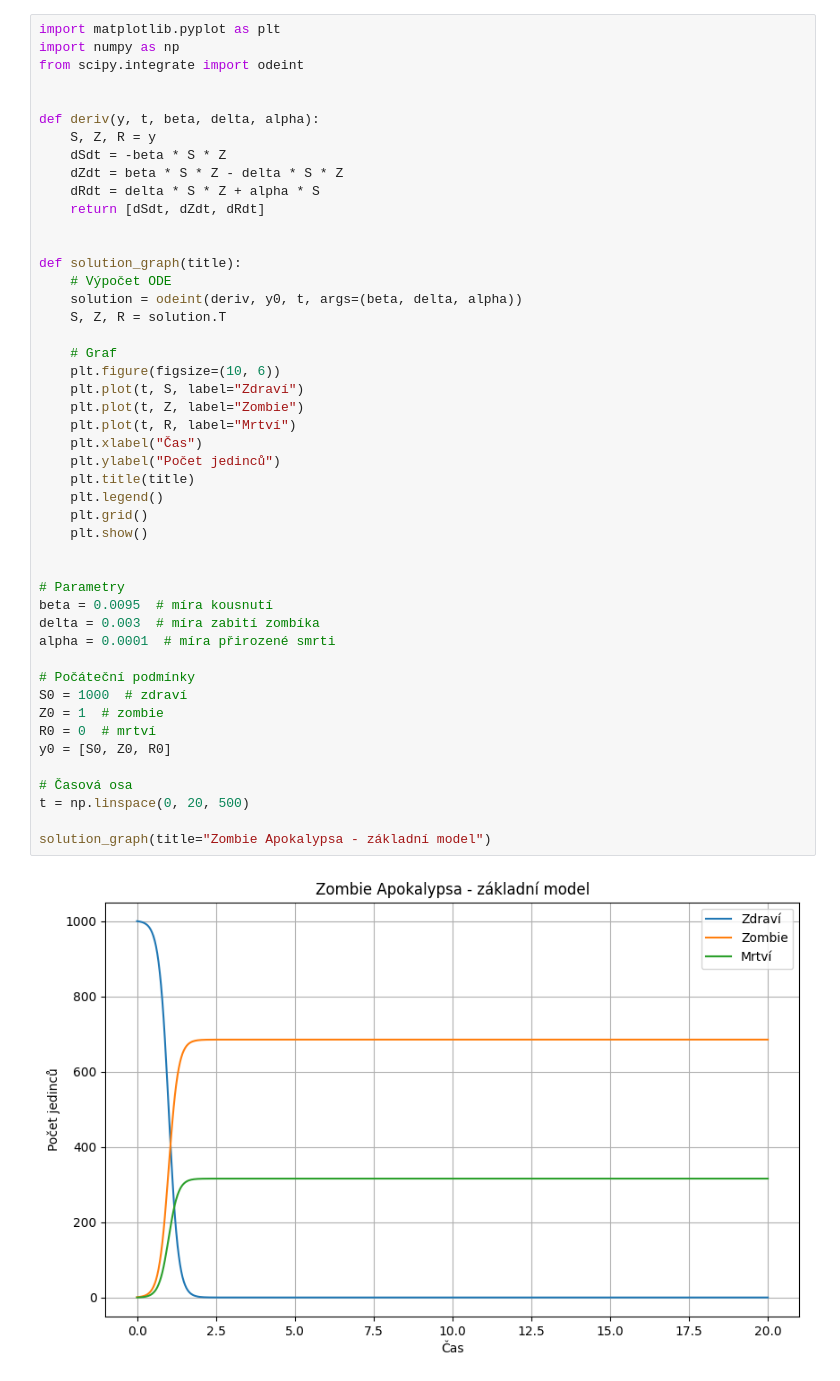
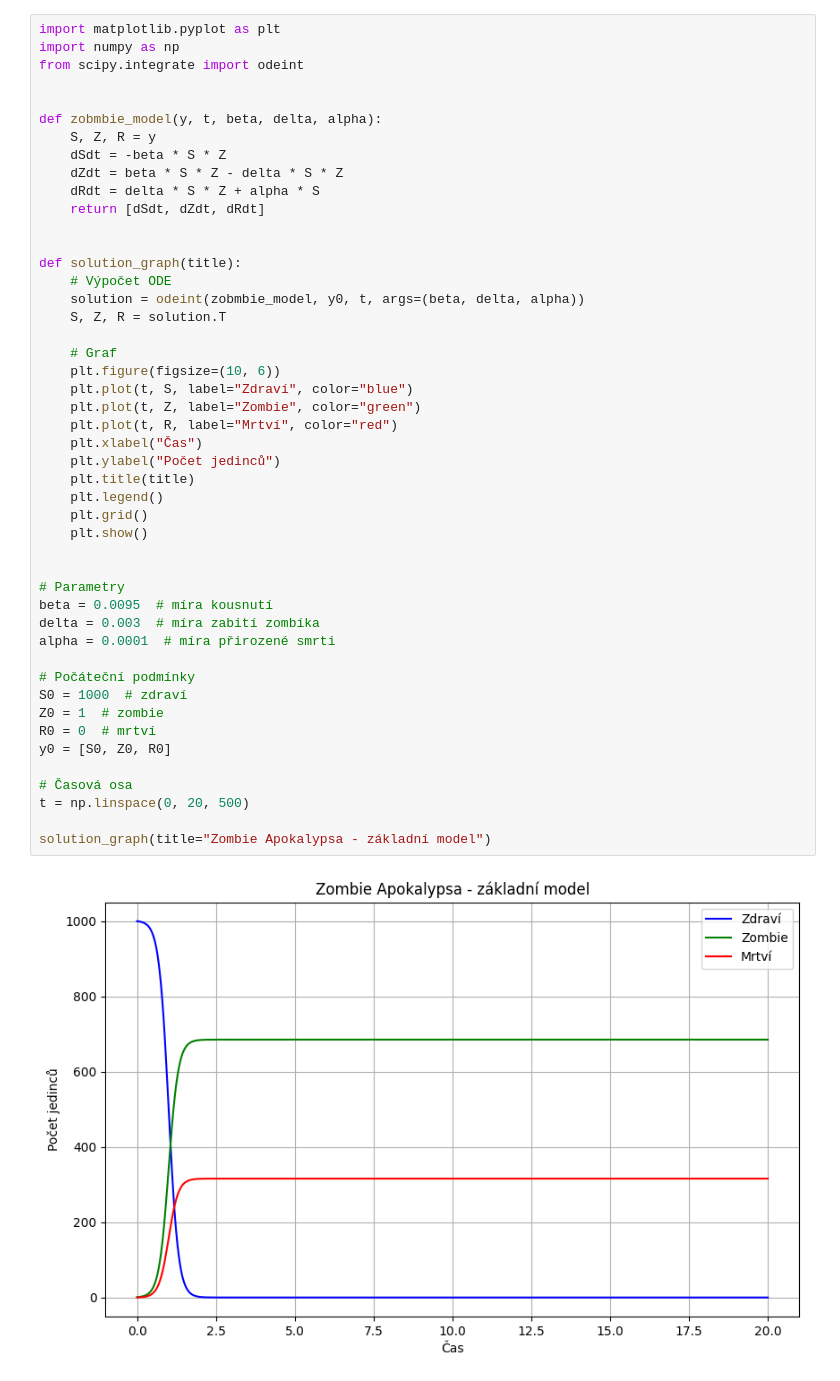
Before and after one commit to Alfonz101/MSW-Zapocet, a Jupyter notebook: zombie_apokalypsa.ipynb, the cells around one changed output. Cells and saved outputs as stored; diff of their text form.

```diff
--- a/zombie_apokalypsa.ipynb
+++ b/zombie_apokalypsa.ipynb
@@ -4,7 +6,7 @@ import numpy as np
 from scipy.integrate import odeint
 
 
-def deriv(y, t, beta, delta, alpha):
+def zobmbie_model(y, t, beta, delta, alpha):
     S, Z, R = y
     dSdt = -beta * S * Z
     dZdt = beta * S * Z - delta * S * Z
@@ -14,36 +16,36 @@ def deriv(y, t, beta, delta, alpha):
 
 def solution_graph(title):
     # Výpočet ODE
-    solution = odeint(deriv, y0, t, args=(beta, delta, alpha))
+    solution = odeint(zobmbie_model, y0, t, args=(beta, delta, alpha))
     S, Z, R = solution.T
 
     # Graf
     plt.figure(figsize=(10, 6))
-    plt.plot(t, S, label="Zdraví")
-    plt.plot(t, Z, label="Zombie")
-    plt.plot(t, R, label="Mrtví")
+    plt.plot(t, S, label="Zdraví", color="blue")
+    plt.plot(t, Z, label="Zombie", color="green")
+    plt.plot(t, R, label="Mrtví", color="red")
     plt.xlabel("Čas")
     plt.ylabel("Počet jedinců")
     plt.title(title)
     plt.legend()
     plt.grid()
     plt.show()
 
 
 # Parametry
 beta = 0.0095  # míra kousnutí
 delta = 0.003  # míra zabití zombíka
 alpha = 0.0001  # míra přirozené smrti
 
 # Počáteční podmínky
 S0 = 1000  # zdraví
 Z0 = 1  # zombie
 R0 = 0  # mrtví
 y0 = [S0, Z0, R0]
 
 # Časová osa
 t = np.linspace(0, 20, 500)
 
 solution_graph(title="Zombie Apokalypsa - základní model")
 # %% [output]
-[figure, old version]
+[figure, new version]
```
Also changed, not shown: parts of 10 cells of this notebook, 2 other files.
